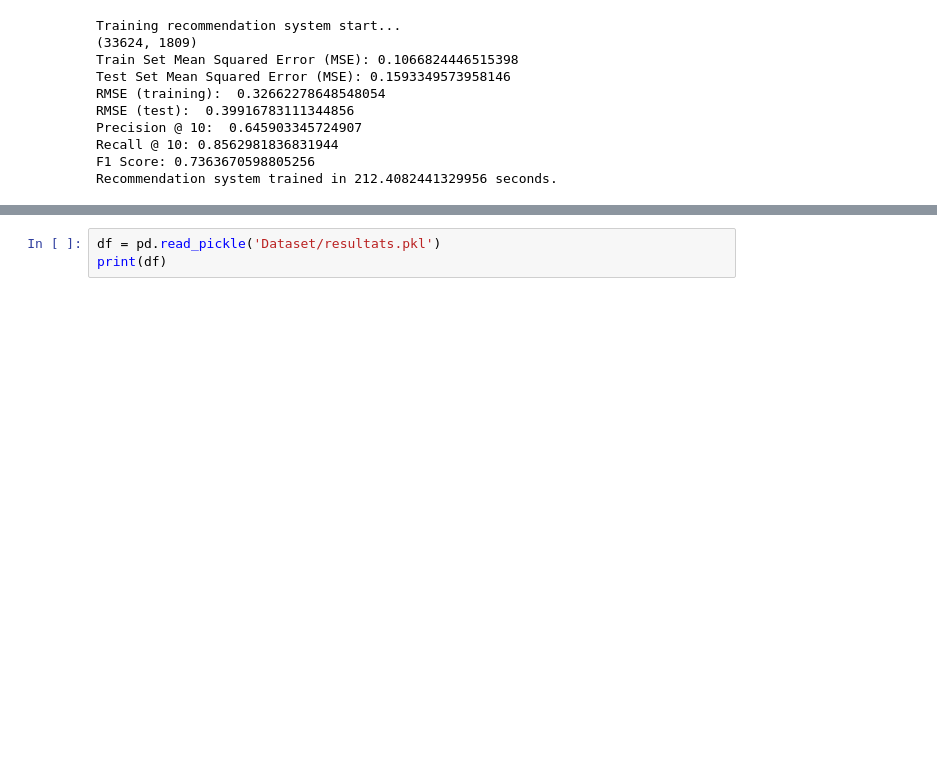
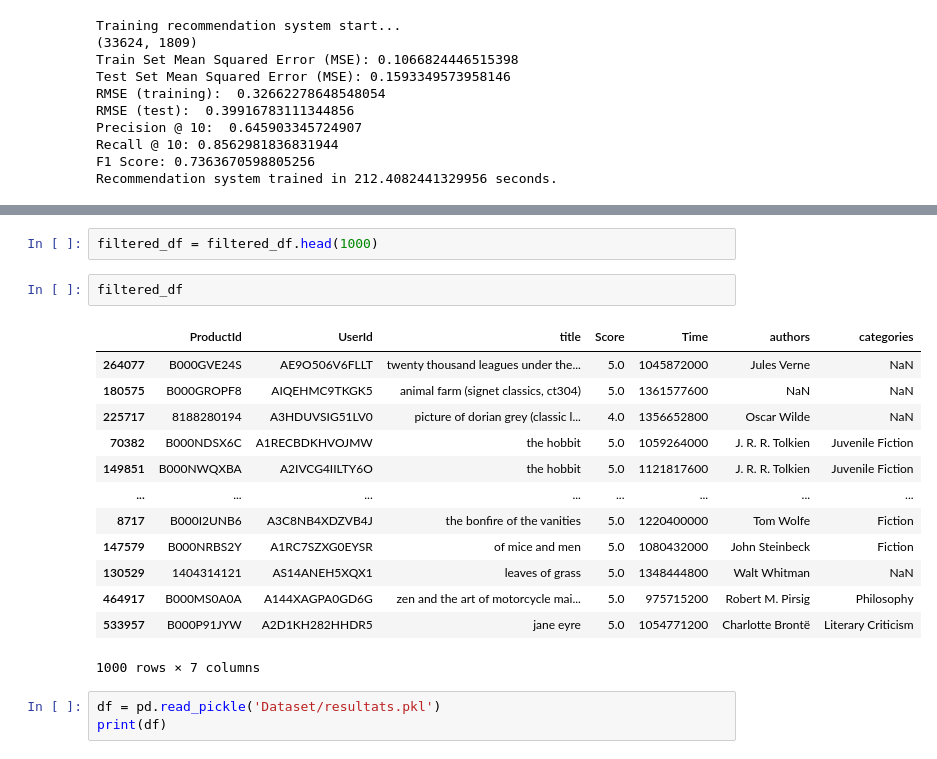
Before and after one commit to LoicCASSAN/Machine-Learning-in-Production-Project, a Jupyter notebook: recommendation.ipynb, the cells around one changed output, grey strips where cells are left out. Saved outputs shown, nothing was run; the diff lists cells and outputs as text; blank space fills up the shorter version.

```diff
--- a/recommendation.ipynb
+++ b/recommendation.ipynb
@@ -260,3 +273,21 @@ Recommendation system trained in 212.4082441329956 seconds.
+# %%
+filtered_df = filtered_df.head(1000)
+# %%
+filtered_df
+# %% [output]
+|  | ProductId | UserId | title | Score | Time | authors | categories |
+| 264077 | B000GVE24S | AE9O506V6FLLT | twenty thousand leagues under the... | 5.0 | 1045872000 | Jules Verne | NaN |
+| 180575 | B000GROPF8 | AIQEHMC9TKGK5 | animal farm (signet classics, ct304) | 5.0 | 1361577600 | NaN | NaN |
+| 225717 | 8188280194 | A3HDUVSIG51LV0 | picture of dorian grey (classic l... | 4.0 | 1356652800 | Oscar Wilde | NaN |
+| 70382 | B000NDSX6C | A1RECBDKHVOJMW | the hobbit | 5.0 | 1059264000 | J. R. R. Tolkien | Juvenile Fiction |
+| 149851 | B000NWQXBA | A2IVCG4IILTY6O | the hobbit | 5.0 | 1121817600 | J. R. R. Tolkien | Juvenile Fiction |
+| ... | ... | ... | ... | ... | ... | ... | ... |
+| 8717 | B000I2UNB6 | A3C8NB4XDZVB4J | the bonfire of the vanities | 5.0 | 1220400000 | Tom Wolfe | Fiction |
+| 147579 | B000NRBS2Y | A1RC7SZXG0EYSR | of mice and men | 5.0 | 1080432000 | John Steinbeck | Fiction |
+| 130529 | 1404314121 | AS14ANEH5XQX1 | leaves of grass | 5.0 | 1348444800 | Walt Whitman | NaN |
+| 464917 | B000MS0A0A | A144XAGPA0GD6G | zen and the art of motorcycle mai... | 5.0 | 975715200 | Robert M. Pirsig | Philosophy |
+| 533957 | B000P91JYW | A2D1KH282HHDR5 | jane eyre | 5.0 | 1054771200 | Charlotte Brontë | Literary Criticism |
+1000 rows × 7 columns
 # %%
 df = pd.read_pickle('Dataset/resultats.pkl')
 print(df)
```
Also changed, not shown: parts of 4 cells of this notebook, 1 other file.
